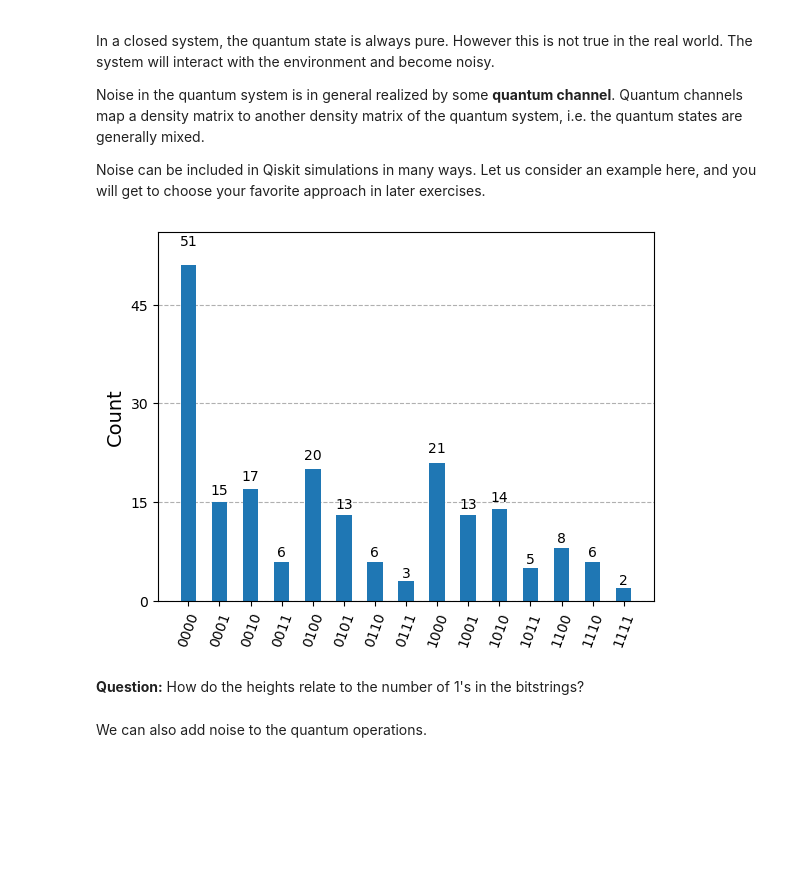
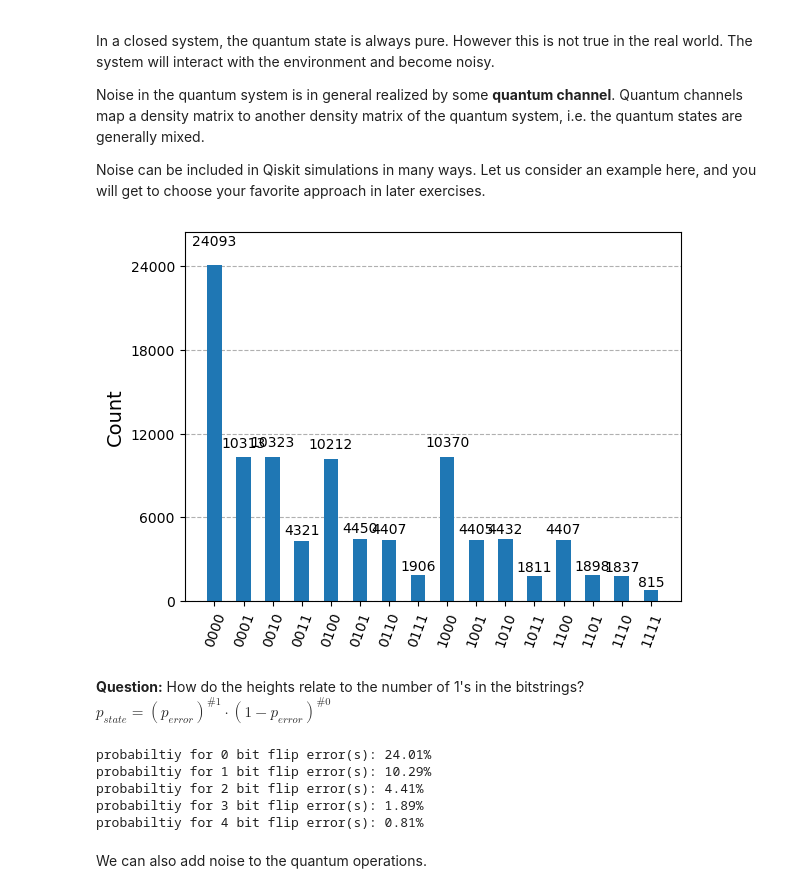
Before and after one commit to zambrdav/fopra34, a Jupyter notebook: AaronIntro.ipynb, the cells around one changed output. Cells and saved outputs as stored; diff of their text form; code cells hidden in the pictures; blank space fills up the shorter version.

```diff
--- a/AaronIntro.ipynb
+++ b/AaronIntro.ipynb
@@ -230,24 +257,33 @@ Noise can be included in Qiskit simulations in many ways. Let us consider an exa
 # %%
 from qiskit.quantum_info import Pauli
 from qiskit_aer.noise import NoiseModel, pauli_error
-
 noisy_circ = qiskit.QuantumCircuit(4)
 noisy_circ.measure_all() # trivial circuit, just measure
 
 noise = NoiseModel()
 # initialize bitflip error with a certain probability
 p_error = 0.3
 bit_flip_error = pauli_error([(Pauli('X'), p_error), (Pauli('I'), 1-p_error)])
 
 noise.add_all_qubit_quantum_error(bit_flip_error, ['measure'])
 
 simulator = AerSimulator(noise_model = noise)
-result = simulator.run(noisy_circ, shots=200).result().get_counts(noisy_circ)
+result = simulator.run(noisy_circ, shots=100000).result().get_counts(noisy_circ)
 plot_histogram(result)
 # %% [output]
-[figure, old version]
+[figure, new version]
 # %% [markdown]
-**Question:** How do the heights relate to the number of 1's in the bitstrings?
+**Question:** How do the heights relate to the number of 1's in the bitstrings?\
+$p_{state} = (p_{error})^{\#1} \cdot (1-p_{error})^{\#0} $
+# %%
+for i in range(5):
+    print(f'probabiltiy for {i} bit flip error(s): {np.round(p_error**i * (1-p_error)**(4-i)*100,2)}%')
+# %% [output]
+probabiltiy for 0 bit flip error(s): 24.01%
+probabiltiy for 1 bit flip error(s): 10.29%
+probabiltiy for 2 bit flip error(s): 4.41%
+probabiltiy for 3 bit flip error(s): 1.89%
+probabiltiy for 4 bit flip error(s): 0.81%
 # %% [markdown]
 We can also add noise to the quantum operations.
 # %%
```
Also changed, not shown: parts of 67 cells of this notebook.
